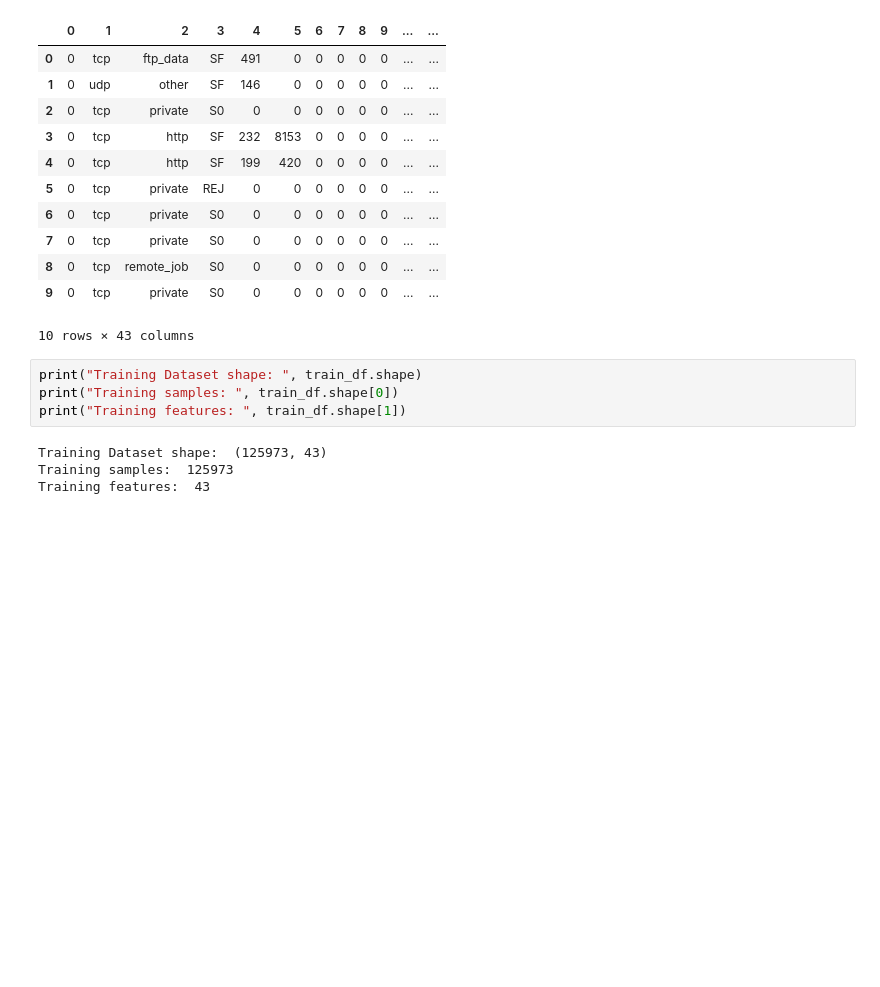
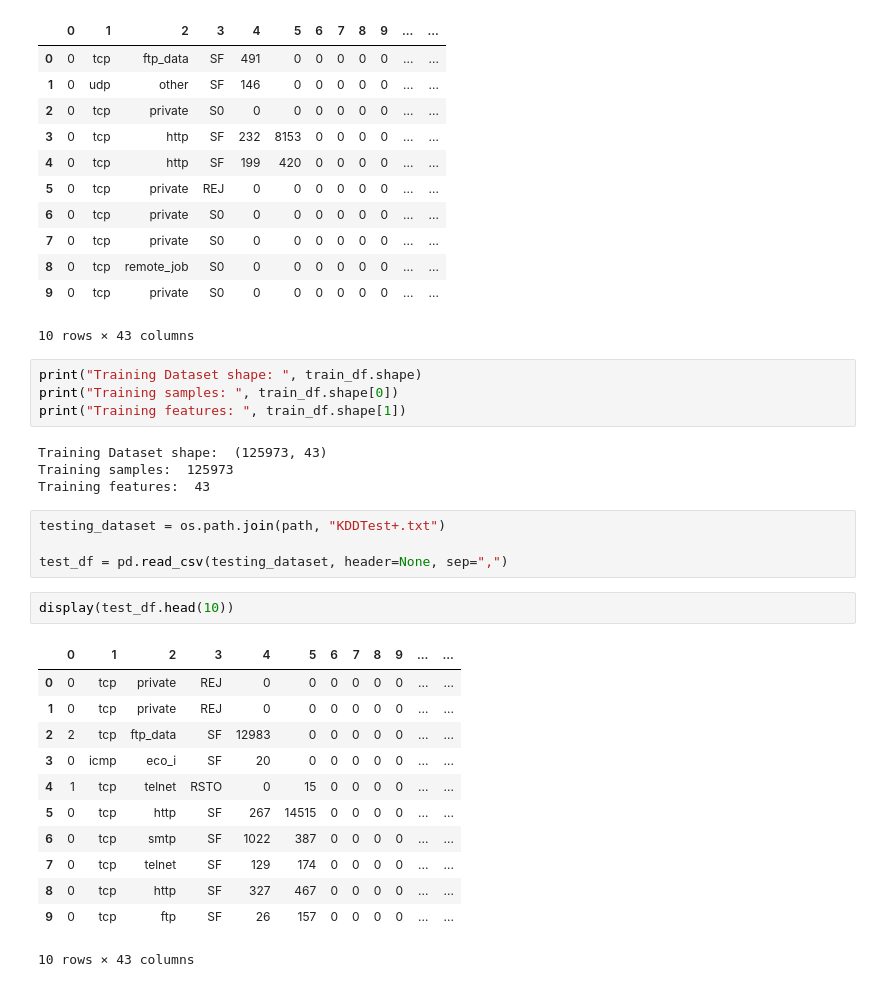
Before and after one commit to RansiluRanasinghe/unsupervised-intrusion-detection-nsl-kdd, a Jupyter notebook: Notebook/Unsupervised_Intrusion_Detection_NSL_KDD.ipynb, the cells around one changed output. Drawn from its saved outputs; the diff is of its cells as text; blank space fills up the shorter version.

```diff
--- a/Notebook/Unsupervised_Intrusion_Detection_NSL_KDD.ipynb
+++ b/Notebook/Unsupervised_Intrusion_Detection_NSL_KDD.ipynb
@@ -82,3 +82,22 @@ print("Training features: ", train_df.shape[1])
 Training Dataset shape:  (125973, 43)
 Training samples:  125973
 Training features:  43
+# %%
+testing_dataset = os.path.join(path, "KDDTest+.txt")
+
+test_df = pd.read_csv(testing_dataset, header=None, sep=",")
+# %%
+display(test_df.head(10))
+# %% [output]
+|  | 0 | 1 | 2 | 3 | 4 | 5 | 6 | 7 | 8 | 9 | ... | ... |
+| 0 | 0 | tcp | private | REJ | 0 | 0 | 0 | 0 | 0 | 0 | ... | ... |
+| 1 | 0 | tcp | private | REJ | 0 | 0 | 0 | 0 | 0 | 0 | ... | ... |
+| 2 | 2 | tcp | ftp_data | SF | 12983 | 0 | 0 | 0 | 0 | 0 | ... | ... |
+| 3 | 0 | icmp | eco_i | SF | 20 | 0 | 0 | 0 | 0 | 0 | ... | ... |
+| 4 | 1 | tcp | telnet | RSTO | 0 | 15 | 0 | 0 | 0 | 0 | ... | ... |
+| 5 | 0 | tcp | http | SF | 267 | 14515 | 0 | 0 | 0 | 0 | ... | ... |
+| 6 | 0 | tcp | smtp | SF | 1022 | 387 | 0 | 0 | 0 | 0 | ... | ... |
+| 7 | 0 | tcp | telnet | SF | 129 | 174 | 0 | 0 | 0 | 0 | ... | ... |
+| 8 | 0 | tcp | http | SF | 327 | 467 | 0 | 0 | 0 | 0 | ... | ... |
+| 9 | 0 | tcp | ftp | SF | 26 | 157 | 0 | 0 | 0 | 0 | ... | ... |
+10 rows × 43 columns
```
Also changed, not shown: parts of 14 cells of this notebook.
